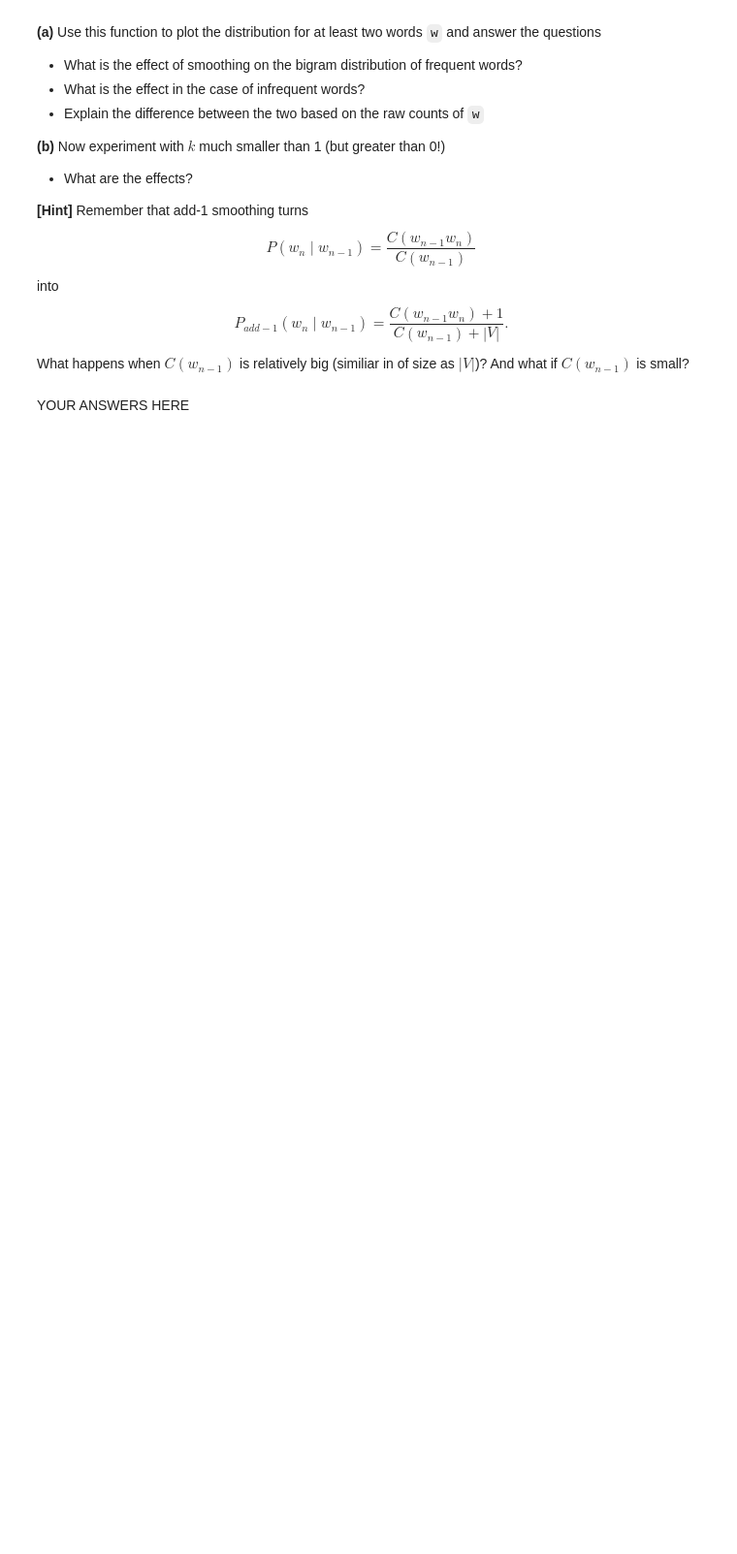
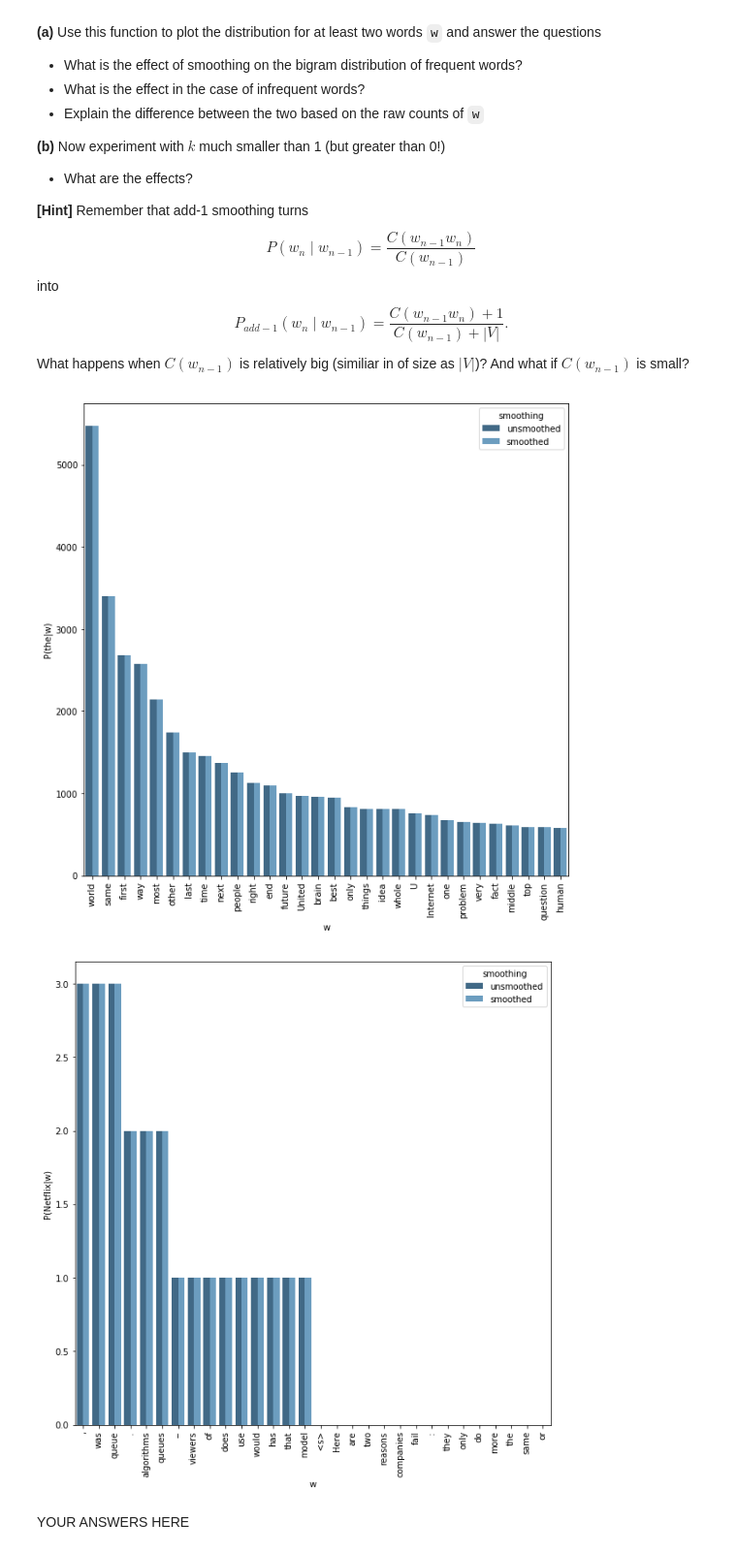
Before and after one commit to gururajraop/NLP1-2017, a Jupyter notebook: lab1/lab1.ipynb, the cells around one changed output. Shown: that part at 97% size. Saved outputs shown, nothing was run; the diff lists cells and outputs as text; code cells hidden in the pictures; blank space fills up the shorter version.

```diff
--- a/lab1/lab1.ipynb
+++ b/lab1/lab1.ipynb
@@ -665,3 +663,26 @@ def plot_bigram_dist(word, bigram, smoothbigram, k=30):
+# %%
+frequent_word = "the"
+infrequent_word = "Netflix"
+
+unsmoothed_bigram, unigram = train_ngram(data, N=2)
+smoothed_bigram, _ = train_ngram(data, N=2, k=1)
+
+# Adjust dict keys to fit above function
+unsmoothed_bigram = {
+    history[0]: probs for history, probs in unsmoothed_bigram.items()
+}
+smoothed_bigram = {
+    history[0]: probs for history, probs in smoothed_bigram.items()
+}
+# Generate smoothed probabilities
+for word in unigram.keys():
+    smoothed_bigram[infrequent_word][word]
+
+plot_bigram_dist(frequent_word, unsmoothed_bigram, smoothed_bigram)
+plot_bigram_dist(infrequent_word, unsmoothed_bigram, smoothed_bigram)
+# %% [output]
+[figure, added]
+[figure, added]
 # %% [markdown]
 YOUR ANSWERS HERE
 # %% [markdown]
```
Also changed, not shown: parts of 4 cells of this notebook, 1 other file.
